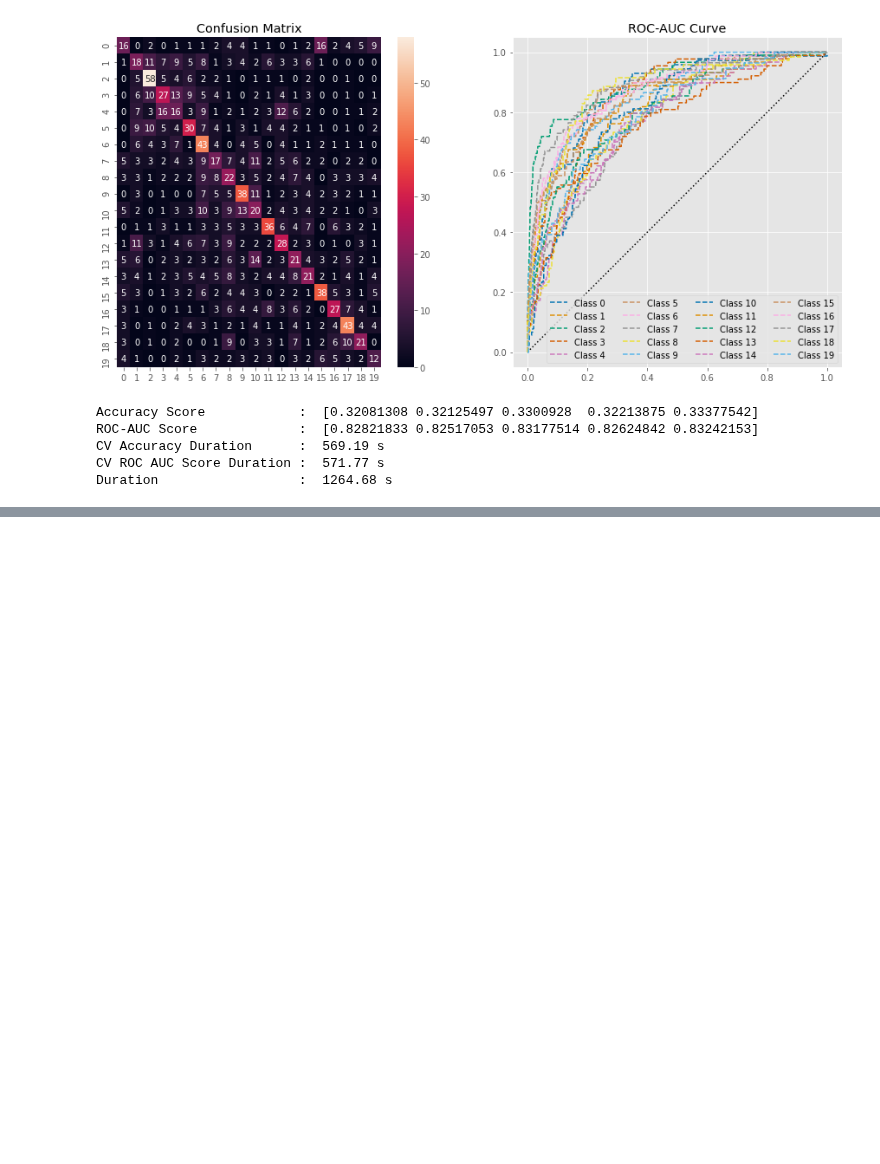
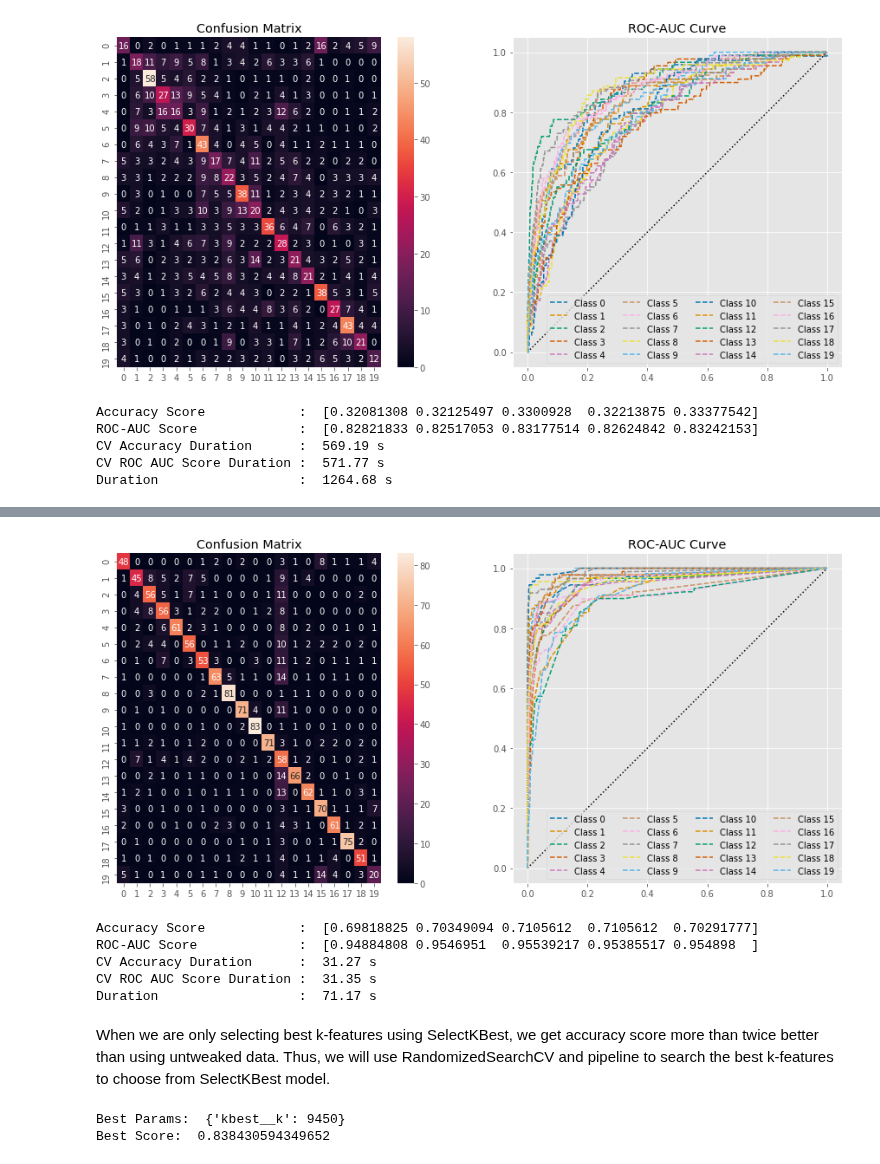
Before and after one commit to agusrichard/data-science-learning-projects, a Jupyter notebook: News Groups/20_newsgroups.ipynb, the cells around one changed output, grey strips where cells are left out. Saved outputs shown, nothing was run; the diff lists cells and outputs as text; code cells hidden in the pictures; blank space fills up the shorter version.

```diff
--- a/News Groups/20_newsgroups.ipynb
+++ b/News Groups/20_newsgroups.ipynb
@@ -727,0 +749,23 @@ Duration                  :  1264.68 s
+# %%
+rfc = RandomForestClassifier()
+accuracy_score, ra_score, accuracy_duration, roc_auc_duration = scoring(rfc, X_train_kbest_500, y_train)
+# %% [output]
+[figure, added]
+Accuracy Score            :  [0.69818825 0.70349094 0.7105612  0.7105612  0.70291777]
+ROC-AUC Score             :  [0.94884808 0.9546951  0.95539217 0.95385517 0.954898  ]
+CV Accuracy Duration      :  31.27 s
+CV ROC AUC Score Duration :  31.35 s
+Duration                  :  71.17 s
+# %% [markdown]
+When we are only selecting best k-features using SelectKBest, we get accuracy score more than twice better than using untweaked data. Thus, we will use RandomizedSearchCV and pipeline to search the best k-features to choose from SelectKBest model.
+# %%
+multinomial_pipe = Pipeline([('kbest', SelectKBest(chi2)),
+                             ('clf', MultinomialNB())])
+params = {'kbest__k': np.arange(100, 10000, 50)}
+search_multinomial = RandomizedSearchCV(multinomial_pipe, param_distributions=params, n_iter=25, scoring='accuracy', cv=5, random_state=RANDOM_STATE)
+search_multinomial.fit(X_train, y_train)
+print('Best Params: ', search_multinomial.best_params_)
+print('Best Score: ', search_multinomial.best_score_)
+# %% [output]
+Best Params:  {'kbest__k': 9450}
+Best Score:  0.838430594349652
```
Also changed, not shown: parts of 24 cells of this notebook.
